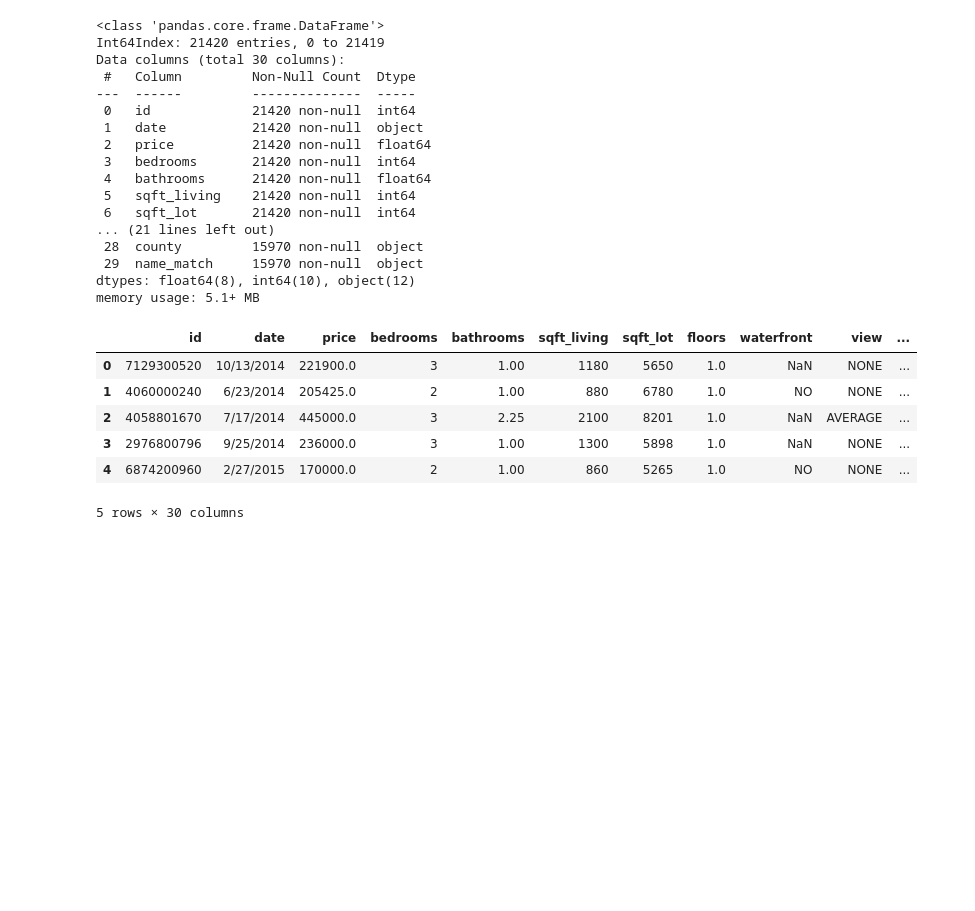
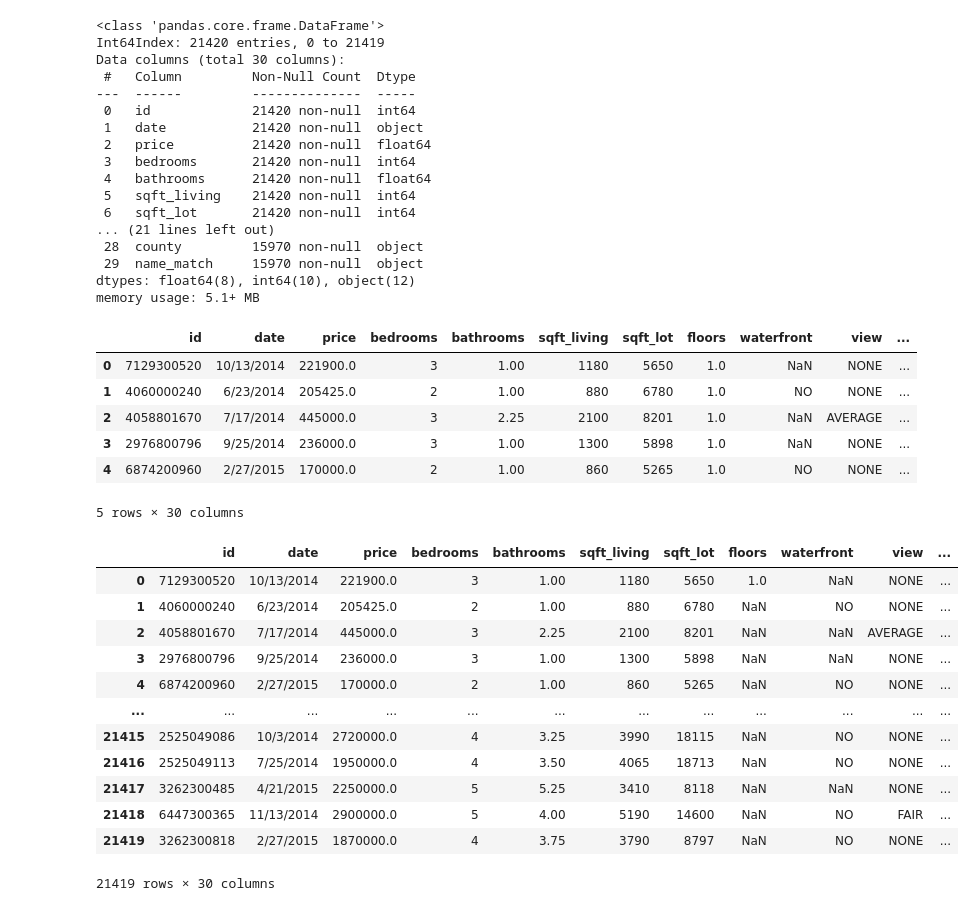
Before and after one commit to BryanKeating/BRB_Real_Esatate_Modeling, a Jupyter notebook: school_rankings_WA.ipynb, the cells around one changed output. Drawn from its saved outputs; the diff is of its cells as text; code cells hidden in the pictures; blank space fills up the shorter version.

```diff
--- a/school_rankings_WA.ipynb
+++ b/school_rankings_WA.ipynb
@@ -316,3 +316,23 @@ house_data_2.head()
 | 3 | 2976800796 | 9/25/2014 | 236000.0 | 3 | 1.00 | 1300 | 5898 | 1.0 | NaN | NONE | ... |
 | 4 | 6874200960 | 2/27/2015 | 170000.0 | 2 | 1.00 | 860 | 5265 | 1.0 | NO | NONE | ... |
 5 rows × 30 columns
+# %%
+house_data_2['floors'] = house_data['floors'].astype(int)
+# %%
+house_data_3 = house_data_2[house_data_2['bedrooms'] <= 12]
+# %%
+house_data_3
+# %% [output]
+|  | id | date | price | bedrooms | bathrooms | sqft_living | sqft_lot | floors | waterfront | view | ... |
+| 0 | 7129300520 | 10/13/2014 | 221900.0 | 3 | 1.00 | 1180 | 5650 | 1.0 | NaN | NONE | ... |
+| 1 | 4060000240 | 6/23/2014 | 205425.0 | 2 | 1.00 | 880 | 6780 | NaN | NO | NONE | ... |
+| 2 | 4058801670 | 7/17/2014 | 445000.0 | 3 | 2.25 | 2100 | 8201 | NaN | NaN | AVERAGE | ... |
+| 3 | 2976800796 | 9/25/2014 | 236000.0 | 3 | 1.00 | 1300 | 5898 | NaN | NaN | NONE | ... |
+| 4 | 6874200960 | 2/27/2015 | 170000.0 | 2 | 1.00 | 860 | 5265 | NaN | NO | NONE | ... |
+| ... | ... | ... | ... | ... | ... | ... | ... | ... | ... | ... | ... |
+| 21415 | 2525049086 | 10/3/2014 | 2720000.0 | 4 | 3.25 | 3990 | 18115 | NaN | NO | NONE | ... |
+| 21416 | 2525049113 | 7/25/2014 | 1950000.0 | 4 | 3.50 | 4065 | 18713 | NaN | NO | NONE | ... |
+| 21417 | 3262300485 | 4/21/2015 | 2250000.0 | 5 | 5.25 | 3410 | 8118 | NaN | NaN | NONE | ... |
+| 21418 | 6447300365 | 11/13/2014 | 2900000.0 | 5 | 4.00 | 5190 | 14600 | NaN | NO | FAIR | ... |
+| 21419 | 3262300818 | 2/27/2015 | 1870000.0 | 4 | 3.75 | 3790 | 8797 | NaN | NO | NONE | ... |
+21419 rows × 30 columns
```
